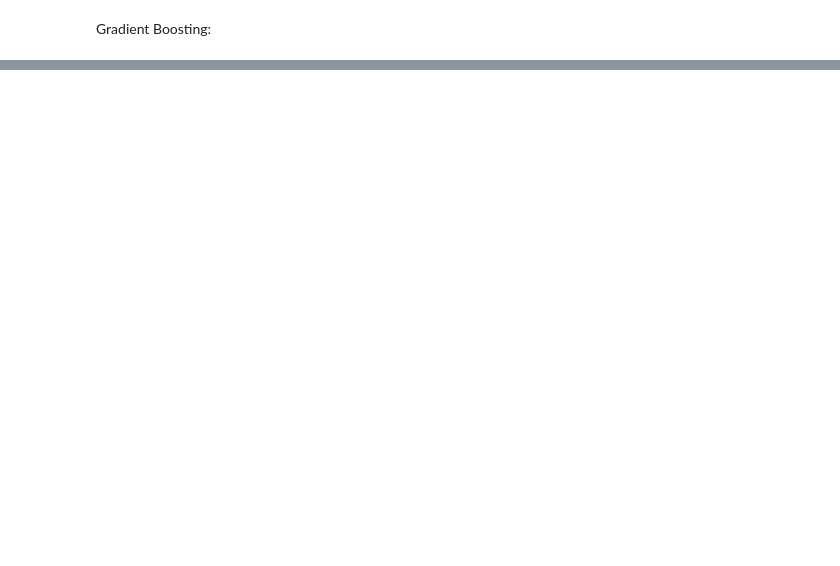
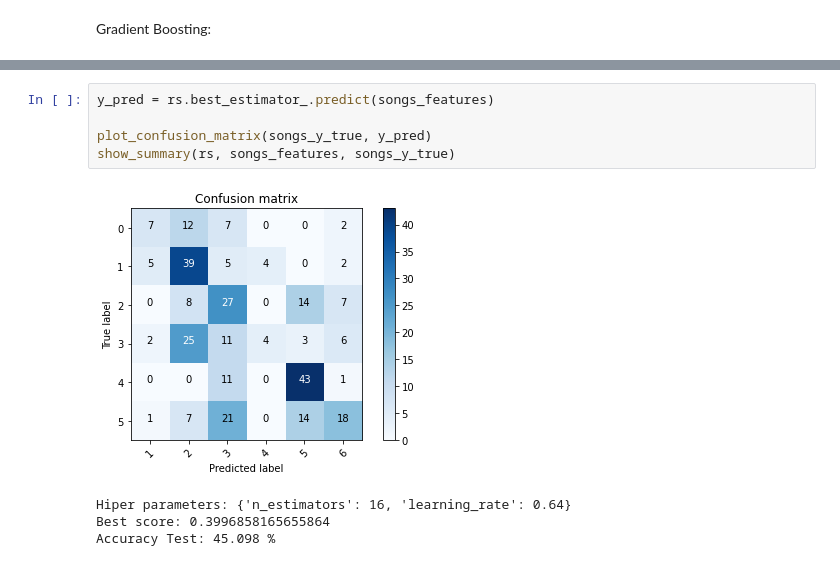
Before and after one commit to magistery-tps/aa-tp2, a Jupyter notebook: notebooks/tp2.ipynb, the cells around one changed output, grey strips where cells are left out. Cells and saved outputs as stored; diff of their text form; blank space fills up the shorter version.

```diff
--- a/notebooks/tp2.ipynb
+++ b/notebooks/tp2.ipynb
@@ -516,0 +538,10 @@ ValueError: The number of FixedLocator locations (6), usually from a call to set
+# %%
+y_pred = rs.best_estimator_.predict(songs_features)
+
+plot_confusion_matrix(songs_y_true, y_pred)
+show_summary(rs, songs_features, songs_y_true)
+# %% [output]
+[figure, added]
+Hiper parameters: {'n_estimators': 16, 'learning_rate': 0.64}
+Best score: 0.3996858165655864
+Accuracy Test: 45.098 %
```
Also changed, not shown: parts of 38 cells of this notebook.
